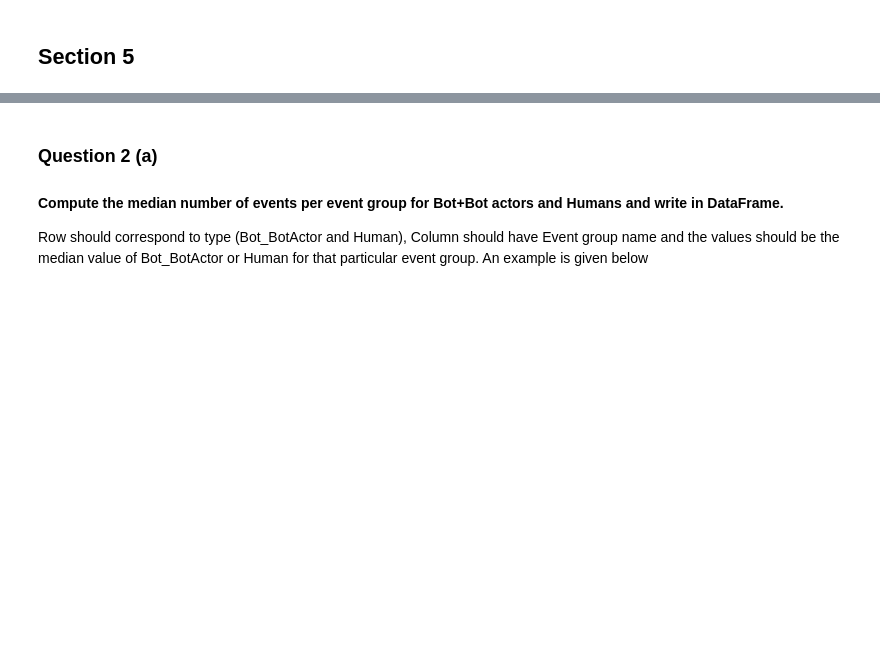
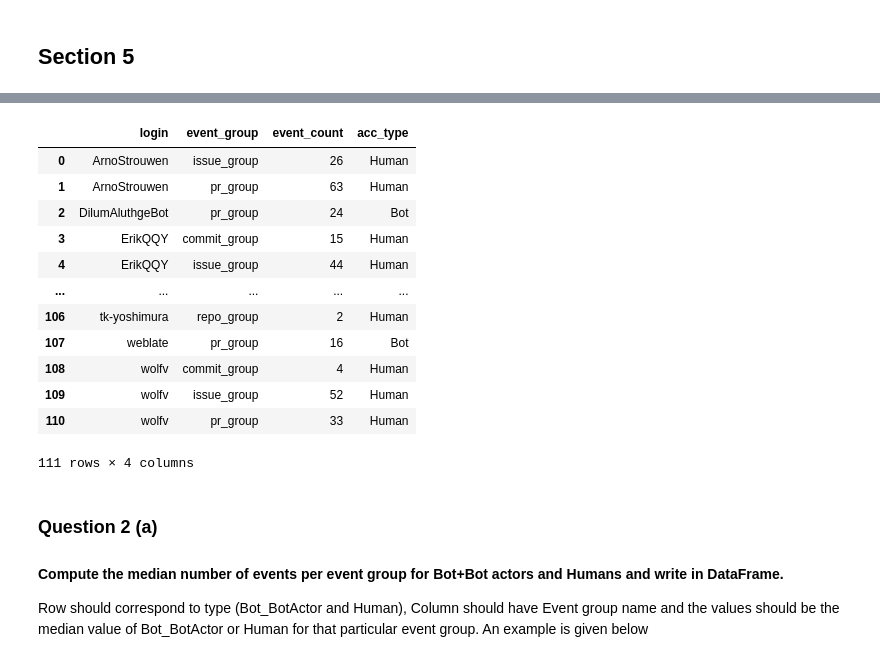
Before and after one commit to ClaireDH3/Software_Evolution_TP_bots, a Jupyter notebook: TP_bots_template.ipynb, the cells around one changed output, grey strips where cells are left out. Saved outputs shown, nothing was run; the diff lists cells and outputs as text; code cells hidden in the pictures; blank space fills up the shorter version.

```diff
--- a/TP_bots_template.ipynb
+++ b/TP_bots_template.ipynb
@@ -443,2 +479,11 @@ repo_group = ['CreateEvent', 'DeleteEvent', 'ForkEvent', 'GollumEvent', 'MemberE
 # %%
-# YOUR CODE BELOW
+#2,3
+group = df_event.groupby(['login', 'event_group']).agg(event_count=('event_type', 'size'))
+group_index_clear = group.reset_index()
+
+#4
+group_index_clear.pivot(index='login', columns='event_group', values='event_count')#.reset_index().rename_axis(None,axis=1)
+
+#5
+clean_df = group_index_clear.rename_axis(None,axis=1)
+clean_df
@@ -445,3 +504,31 @@ repo_group = ['CreateEvent', 'DeleteEvent', 'ForkEvent', 'GollumEvent', 'MemberE
+# %%
+#7. Finally merge it with your 'acc_type' field from the DataFrame you created in Section4,
+# drop contributor, and fillna with 0
+#8. The final DataFrame should have the following columns - login, PR, commit, issue, repo, acc_type
+
+#7
+rename_df_sec4 = df_sec4.rename(columns={'contributor': 'login'})
+
+df_sec5 = clean_df.merge(rename_df_sec4 [['login', 'acc_type']], on='login')
+
+df_sec5.fillna(0)
+df_sec5
+
+#8 ?
+# %% [output]
+|  | login | event_group | event_count | acc_type |
+| 0 | ArnoStrouwen | issue_group | 26 | Human |
+| 1 | ArnoStrouwen | pr_group | 63 | Human |
+| 2 | DilumAluthgeBot | pr_group | 24 | Bot |
+| 3 | ErikQQY | commit_group | 15 | Human |
+| 4 | ErikQQY | issue_group | 44 | Human |
+| ... | ... | ... | ... | ... |
+| 106 | tk-yoshimura | repo_group | 2 | Human |
+| 107 | weblate | pr_group | 16 | Bot |
+| 108 | wolfv | commit_group | 4 | Human |
+| 109 | wolfv | issue_group | 52 | Human |
+| 110 | wolfv | pr_group | 33 | Human |
+111 rows × 4 columns
 # %% [markdown]
 ### Question 2 (a)
 
```
Also changed, not shown: parts of 6 cells of this notebook.
